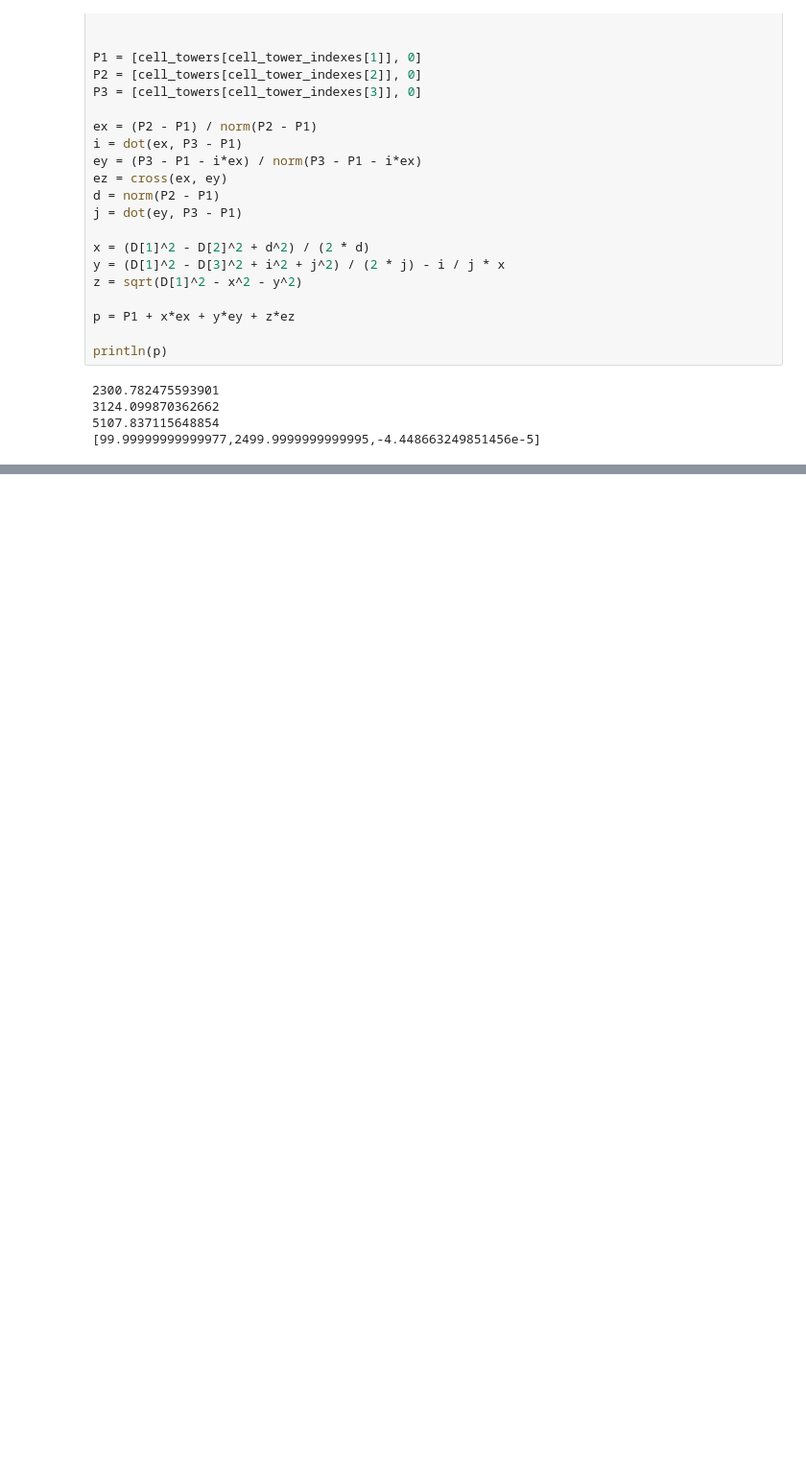
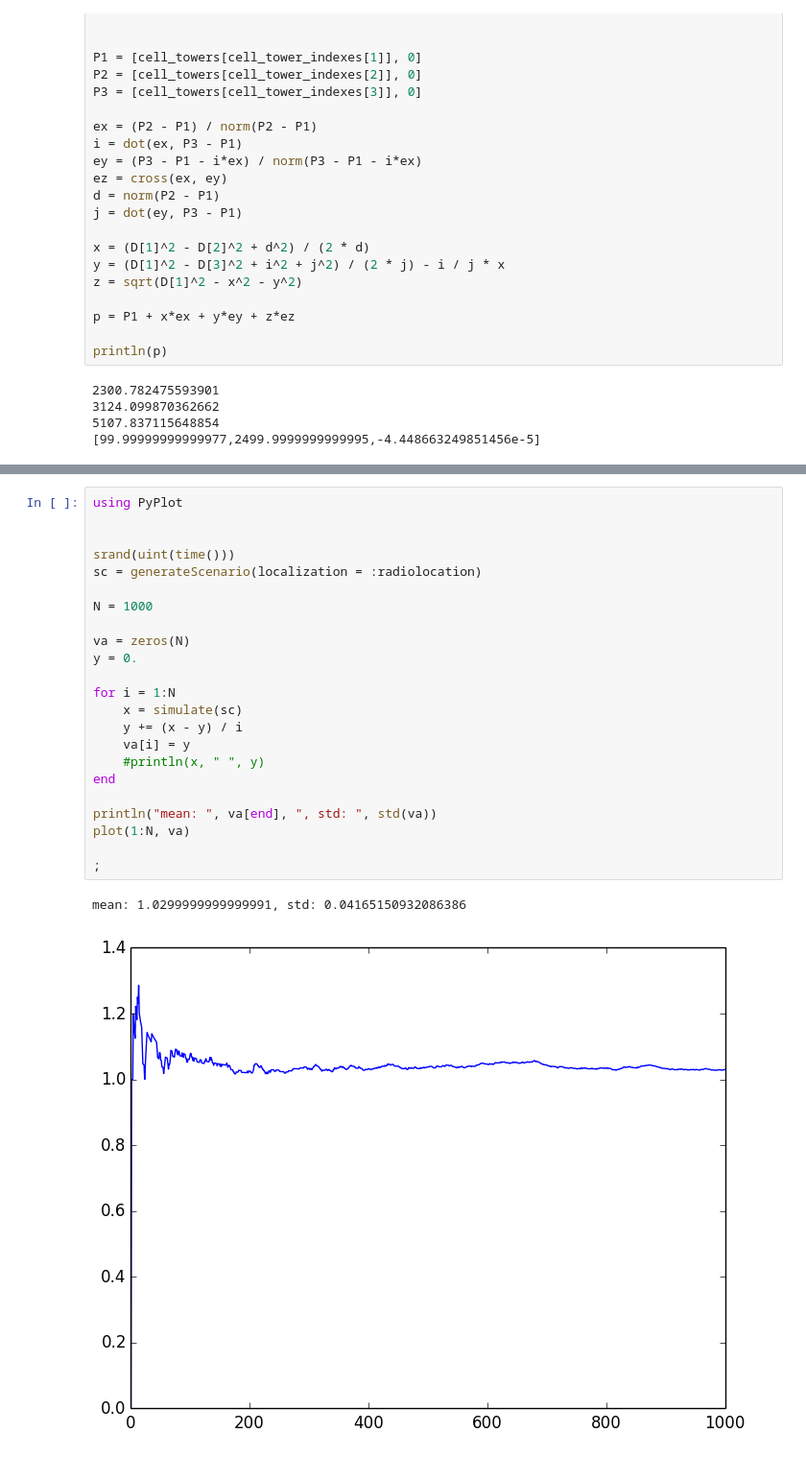
Before and after one commit to neosado/UTM, a Jupyter notebook: UTMScenario.ipynb, the cells around one changed output, grey strips where cells are left out. Shown at 96% size. Drawn from its saved outputs; the diff is of its cells as text; blank space fills up the shorter version.

```diff
--- a/UTMScenario.ipynb
+++ b/UTMScenario.ipynb
@@ -86,0 +117,26 @@ println(p)
+# %%
+using PyPlot
+
+
+srand(uint(time()))
+sc = generateScenario(localization = :radiolocation)
+
+N = 1000
+
+va = zeros(N)
+y = 0.
+
+for i = 1:N
+    x = simulate(sc)
+    y += (x - y) / i
+    va[i] = y
+    #println(x, " ", y)
+end
+
+println("mean: ", va[end], ", std: ", std(va))
+plot(1:N, va)
+
+;
+# %% [output]
+mean: 1.0299999999999991, std: 0.04165150932086386
+[figure, added]
```
Also changed, not shown: parts of 4 cells of this notebook, 5 other files.
